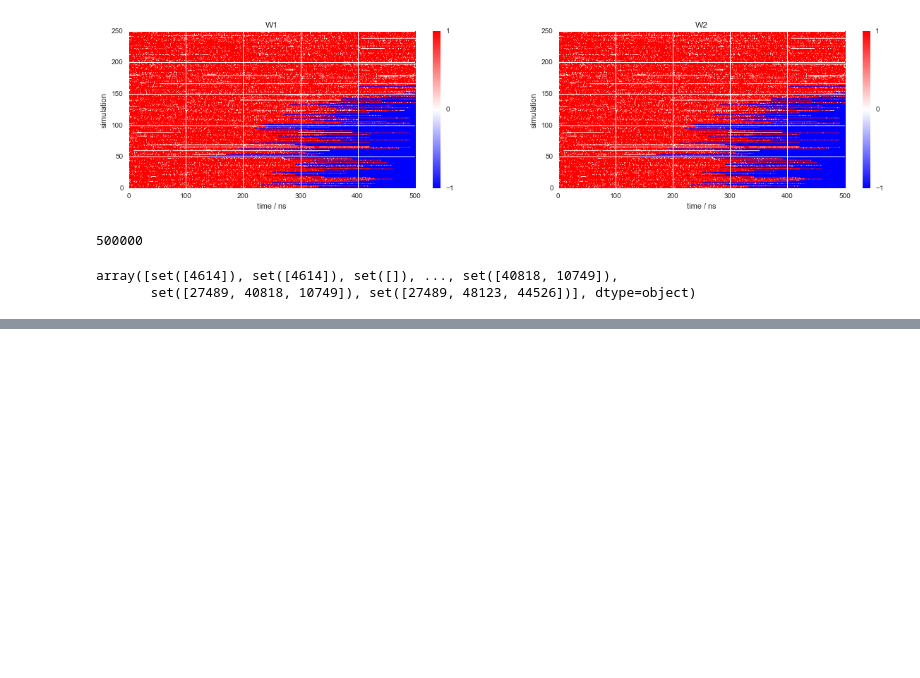
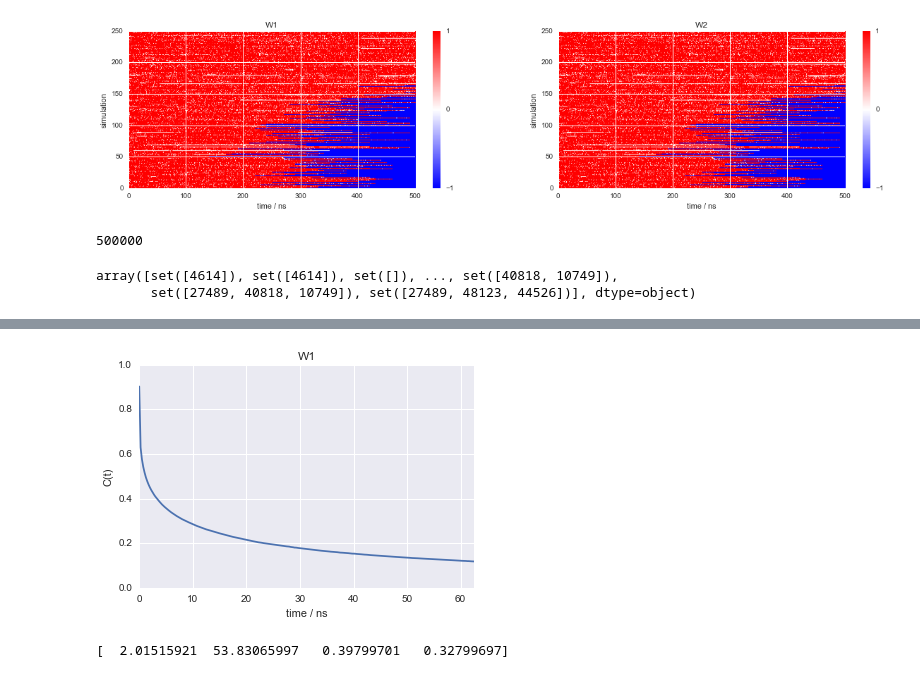
Before and after one commit to choderalab/AURKA_UMN, a Jupyter notebook: analyze/explore-publication-figures.ipynb, the cells around one changed output, grey strips where cells are left out. Cells and saved outputs as stored; diff of their text form; code cells hidden in the pictures; blank space fills up the shorter version.

```diff
--- a/analyze/explore-publication-figures.ipynb
+++ b/analyze/explore-publication-figures.ipynb
@@ -177,7 +179,23 @@ plt.ylabel('simulation');
 # %%
+# Compute optimal estimate of unnormalized correlation function
 D = C.mean(0)
 tvec = np.arange(D.shape[0]) / 4.
 plt.plot(tvec, D)
 plt.axis([0, tvec[-1], 0, 1]);
 plt.xlabel('time / ns');
 plt.ylabel('C(t)');
+plt.title('W1');
+# %% [output]
+[figure, added]
+# %%
+# Fit the correlation function
+from scipy.optimize import curve_fit
+def func(tvec, tau_fast, tau_slow, fast_fraction, slow_fraction):
+    return fast_fraction*np.exp(-tvec/tau_fast) + slow_fraction*np.exp(-tvec/tau_slow)
+
+popt, pcov = curve_fit(func, tvec, D, p0=[1., 50., 0.4, 0.1])
+
+[tau_fast, tau_slow, fast_fraction, slow_fraction] = popt
+print(popt)
+# %% [output]
+[  2.01515921  53.83065997   0.39799701   0.32799697]
```
Also changed, not shown: parts of 4 cells of this notebook.
